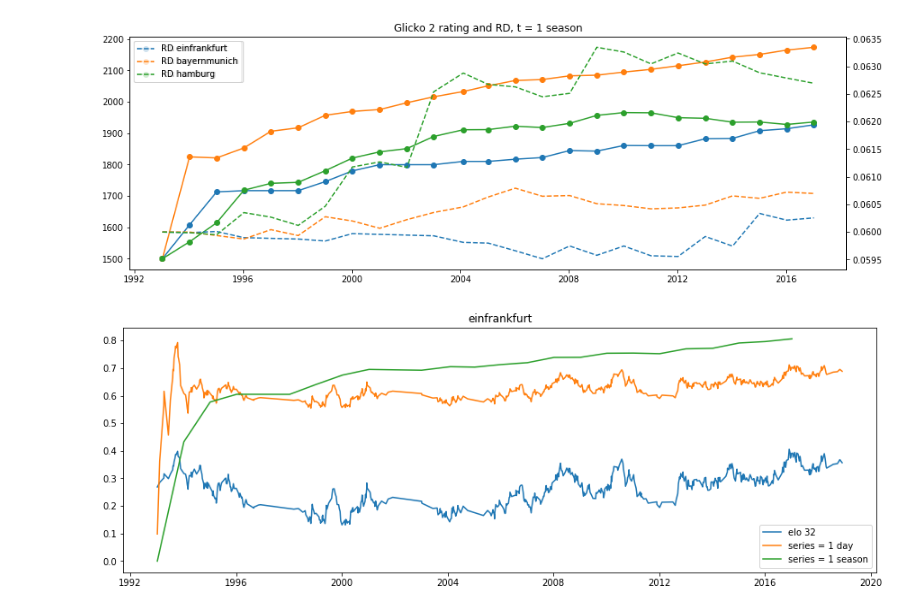
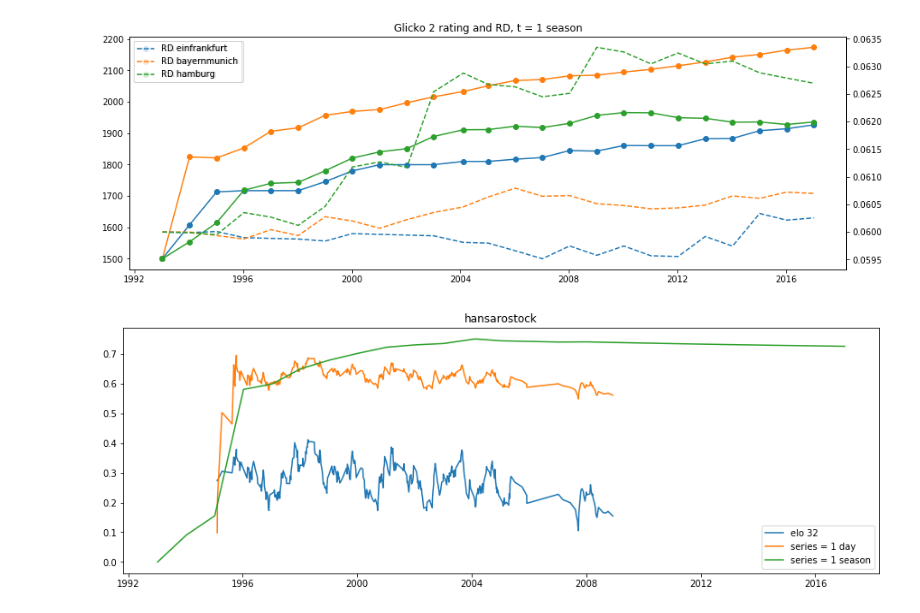
Before and after one commit to drdarina/ratings_talk, a Jupyter notebook: bundesliga_data_ratings.ipynb, the cells around one changed output. Drawn from its saved outputs; the diff is of its cells as text; code cells hidden in the pictures.

Commit message:
New plots

```diff
--- a/bundesliga_data_ratings.ipynb
+++ b/bundesliga_data_ratings.ipynb
@@ -105,4 +115,8 @@ for idx, row in bl.iterrows():
         update_ratings(calc, source, winner, loser, draw)
+# %%
+ratings = pd.DataFrame({'date': bl.Date.unique()})
+for team in teams:
+    ratings = ratings.merge(pd.DataFrame({'date': match_dates[team], team+'_elo_60': elo_60_ratings[team][:-1], team+'_elo_30': elo_30_ratings[team][:-1], team+'_elo_10': elo_def_ratings[team][:-1]}), how='left')
 # %%
 team = 'bayernmunich'
 plt.figure(figsize=(15,5))
@@ -126,7 +141,7 @@ def expect(ratings, alg):
     return E
 # %%
 plt.figure(figsize=(15,5))
-for ratings, alg, label in zip([elo_def_ratings, elo_32_ratings, elo_64_ratings], [Elo_def, Elo_32, Elo_64], [' 10', ' 32', ' 64']):
+for ratings, alg, label in zip([elo_def_ratings, elo_30_ratings, elo_60_ratings], [Elo_def, Elo_30, Elo_60], [' 10', ' 30', ' 60']):
     plt.plot(match_dates['einfrankfurt'], expect(ratings, alg)[:-1], label='K ='+label)
 plt.legend()
 plt.title('Eintracht win probability vs Bayern, based on Elo')
@@ -135,0 +151,6 @@ Text(0.5, 1.0, 'Eintracht win probability vs Bayern, based on Elo')
+# %%
+teams_played = bl.loc[[i for i in participation['einfrankfurt'] if i in participation['bayernmunich']]]
+bm_loss = teams_played.loser.value_counts()['bayernmunich']
+draw = teams_played.draw.sum()
+bm_win = len(teams_played) - bm_loss - draw
+print('EF won {:.2f}% of the games and {:.2f}% ended in a draw.'.format(100*bm_loss/len(teams_played), 100*draw/len(teams_played)))
@@ -136,5 +159,7 @@ Text(0.5, 1.0, 'Eintracht win probability vs Bayern, based on Elo')
 # %% [markdown]
 ## Glicko
+# %%
+Glicko = GLICKO(mu=1500, phi=350)
 # %%
 gl_ratings = defaultdict(list)
 gs_ratings = defaultdict(list)
@@ -285,18 +310,18 @@ def apply_confidence_ts(ts_rating):
     return np.array(skill)
 # %%
 # plot season and day wide glicko
-team = 'einfrankfurt'
+team = 'hansarostock'
 plt.figure(figsize=(15,5))
 
-plt.plot(match_dates[team], normalize(elo_32_ratings, team)[:-1], label='elo 32')
+plt.plot(match_dates[team], normalize(elo_30_ratings, team)[:-1], label='elo 32')
 
 glicko_conf = dict(zip(teams, [apply_confidence_glicko(gl_ratings[i]) for i in teams]))
 plt.plot(match_dates[team], normalize(glicko_conf, team)[:-1], label='series = 1 day')
 
 glicko_conf = dict(zip(teams, [apply_confidence_glicko(gs_ratings[i]) for i in teams]))
 plt.plot(season_start_date, normalize(glicko_conf, team)[:-1], label='series = 1 season')
 
 plt.legend()
 _ = plt.title(team)
 # %% [output]
-[figure, old version]
+[figure, new version]
```
Also changed, not shown: parts of 18 cells of this notebook.
